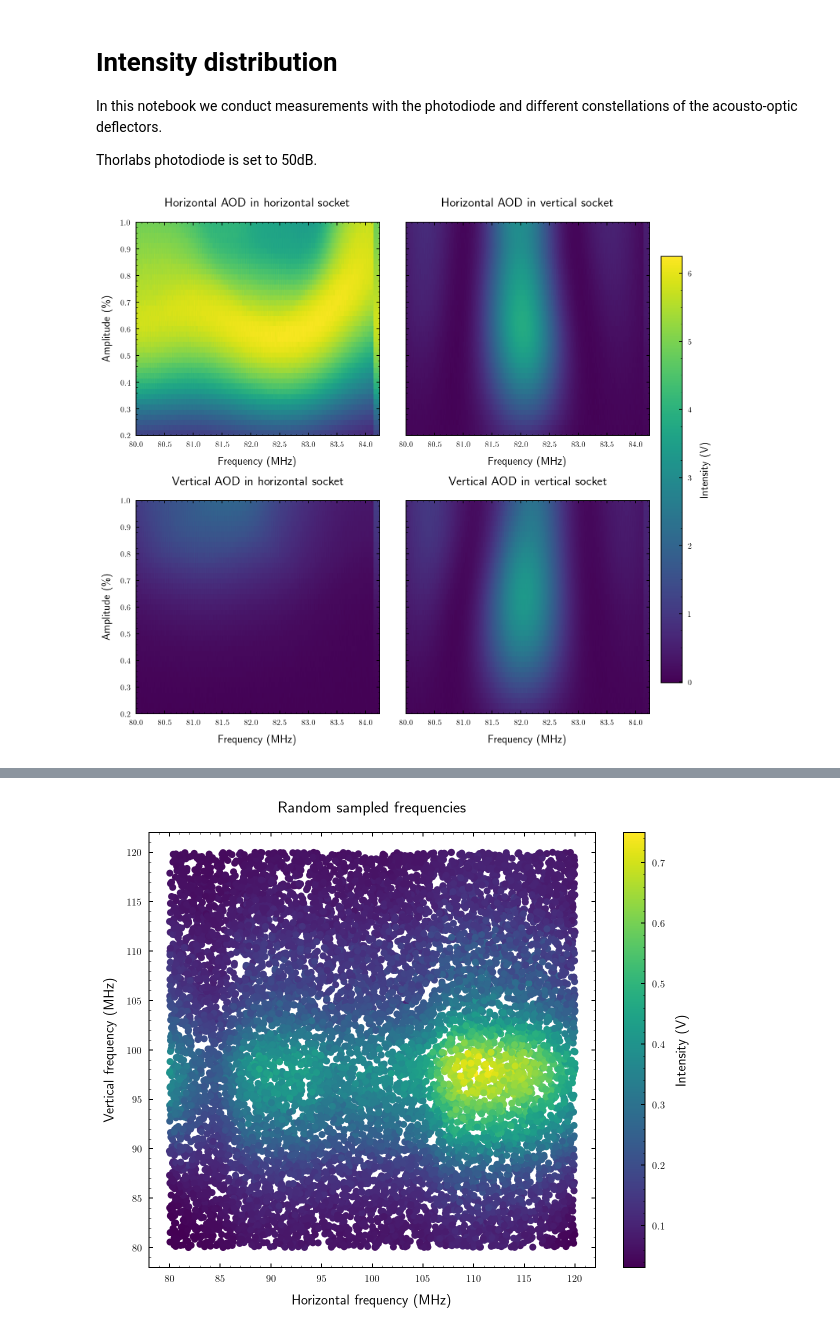
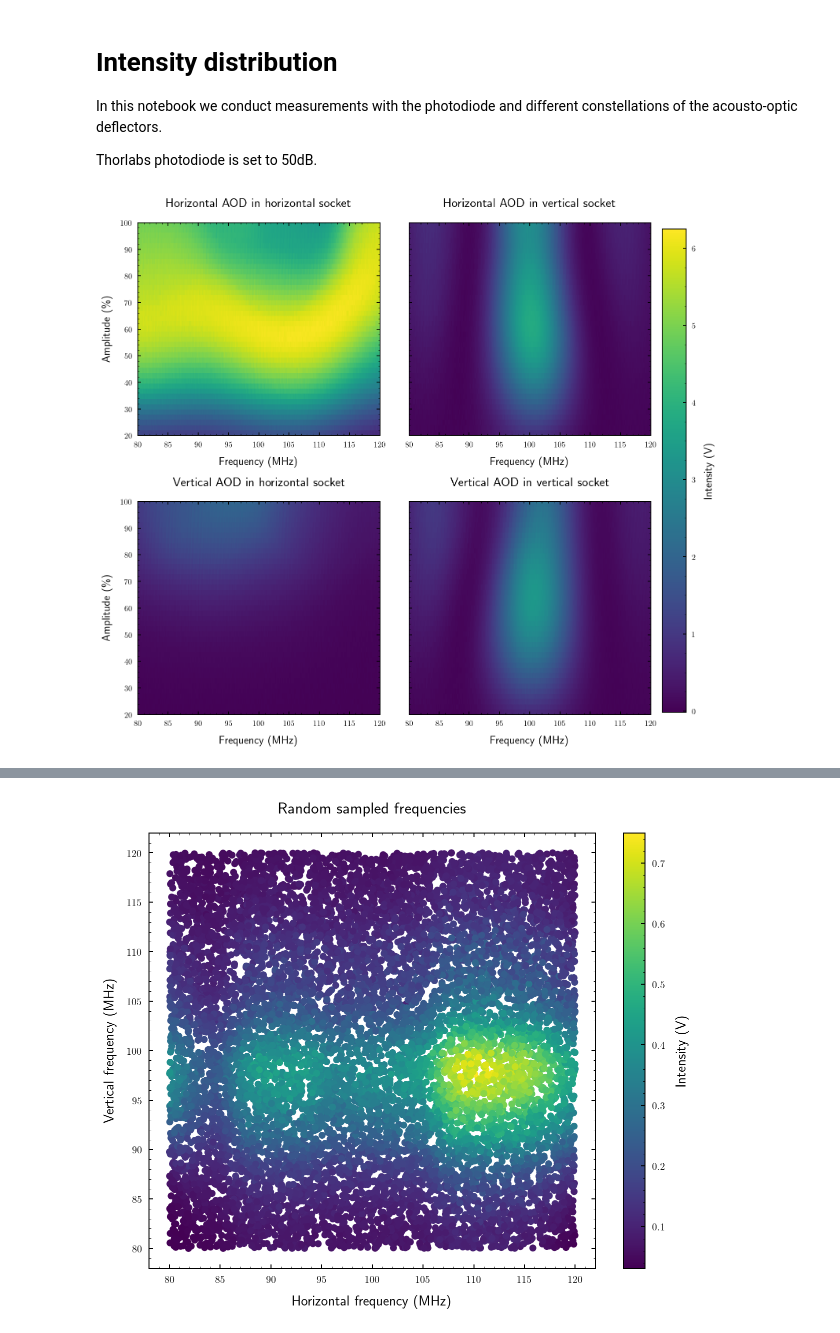
Before and after one commit to bodokaiser/bachelor-thesis, a Jupyter notebook: notebook/evaluation/intensity-distribution.ipynb, the cells around one changed output, grey strips where cells are left out. Cells and saved outputs as stored; diff of their text form; code cells hidden in the pictures.

```diff
--- a/notebook/evaluation/intensity-distribution.ipynb
+++ b/notebook/evaluation/intensity-distribution.ipynb
@@ -5,10 +5,15 @@ In this notebook we conduct measurements with the photodiode and different const
 
 Thorlabs photodiode is set to 50dB.
 # %%
+import numpy as np
+import pandas as pd
+
 datadir = '../../dataset/intensity'
 figuredir = '../../figure/intensity/distribution'
 
-T = 260e-3
+from matplotlib import pyplot as plt
+
+T = 26e-3
 f0 = 80e6
 f1 = 120e6
 
@@ -16,7 +21,7 @@ os.makedirs(figuredir, exist_ok=True)
 # %%
 def to_intensity_matrix(df):
     df = df[(df.time > 0) & (df.time < T)]
-    df['frequency'] = f0 + (f1 - f0) * df.time / T
+    df['frequency'] = f0 + (f1 - f0) * df.time / (df.time.max() - df.time.min())
 
     U = [float(c.split('@')[-1]) for c in df.columns if c.startswith('voltage')]
     M = df[[c for c in df.columns if c.startswith('voltage')]].values
@@ -24,8 +29,8 @@ def to_intensity_matrix(df):
     return df.frequency.values, np.array(U), M
 
 def to_intensity_matrix2(df):
-    df = df[(df.time > 0) & (df.time < T)]
-    df['frequency'] = f0 + (f1 - f0) * df.time / T
+    df = df[(df.time > 0) & (df.time < 260e-3)]
+    df['frequency'] = f0 + (f1 - f0) * df.time / (df.time.max() - df.time.min())
 
     U = [float(c.split('@')[-1].split('%')[0]) for c in df.columns if c.startswith('voltage')]
     M = df[[c for c in df.columns if c.startswith('voltage')]].values
@@ -33,8 +38,8 @@ def to_intensity_matrix2(df):
     return df.frequency.values, np.array(U), M
 
 def to_intensity_matrix3(df):
-    df = df[(df.time > 0) & (df.time < T)]
-    df['frequency'] = f0 + (f1 - f0) * df.time / T
+    df = df[(df.time > 0) & (df.time < 260e-3)]
+    df['frequency'] = f0 + (f1 - f0) * df.time / (df.time.max() - df.time.min())
 
     U = [float(c.split('@')[-1].split('MHz')[0])*1e6 for c in df.columns if c.startswith('voltage')]
     M = df[[c for c in df.columns if c.startswith('voltage')]].values
@@ -54,40 +59,40 @@ vh_f, vh_U, vh_I = to_intensity_matrix(vh)
 fig, axes = plt.subplots(nrows=2, ncols=2, figsize=(10, 10), sharey=True)
 
 vmin = np.min([hh_I.min(), hv_I.min(), vh_I.min(), vv_I.min()])
 vmax = np.max([hh_I.max(), hv_I.max(), vh_I.max(), vv_I.max()])
 
 axes = axes.flatten()
 
 axes[0].set_title('Horizontal AOD in horizontal socket')
 axes[0].set_xlabel('Frequency (MHz)')
 axes[0].set_ylabel('Amplitude (\%)')
 axes[0].imshow(np.rot90(hh_I), aspect='auto', vmin=vmin, vmax=vmax,
-    extent=[hh_f.min() / 1e6, hh_f.max() / 1e6, hh_U.min(), hh_U.max()])
+    extent=[hh_f.min() / 1e6, hh_f.max() / 1e6, hh_U.min() * 1e2, hh_U.max() * 1e2])
 
 axes[1].set_title('Horizontal AOD in vertical socket')
 axes[1].set_xlabel('Frequency (MHz)')
 axes[1].imshow(np.rot90(hv_I), aspect='auto', vmin=vmin, vmax=vmax,
-    extent=[hv_f.min() / 1e6, hv_f.max() / 1e6, hv_U.min(), hv_U.max()])
+    extent=[hv_f.min() / 1e6, hv_f.max() / 1e6, hv_U.min() * 1e2, hv_U.max()  * 1e2])
 
 axes[2].set_title('Vertical AOD in horizontal socket')
 axes[2].set_xlabel('Frequency (MHz)')
 axes[2].set_ylabel('Amplitude (\%)')
 axes[2].imshow(np.rot90(vh_I), aspect='auto', vmin=vmin, vmax=vmax,
-    extent=[vh_f.min() / 1e6, vh_f.max() / 1e6, vh_U.min(), vh_U.max()])
+    extent=[vh_f.min() / 1e6, vh_f.max() / 1e6, vh_U.min() * 1e2, vh_U.max() * 1e2])
 
 axes[3].set_title('Vertical AOD in vertical socket')
 axes[3].set_xlabel('Frequency (MHz)')
 im = axes[3].imshow(np.rot90(vv_I), aspect='auto', vmin=vmin, vmax=vmax,
-    extent=[vv_f.min() / 1e6, vv_f.max() / 1e6, vv_U.min(), vv_U.max()])
+    extent=[vv_f.min() / 1e6, vv_f.max() / 1e6, vv_U.min() * 1e2, vv_U.max() * 1e2])
 
 fig.subplots_adjust(right=1.16)
-fig.colorbar(im, ax=list(axes), label='Intensity (V)')
+fig.colorbar(im, ax=list(axes), label='Intensity (V)', shrink=1.13)
 fig.tight_layout()
-fig.savefig(os.path.join(figuredir, 'unpaired-amplitude.pdf'), )
+#fig.savefig(os.path.join(figuredir, 'unpaired-amplitude.pdf'))
 
 plt.show()
 # %% [output]
-[figure, old version]
+[figure, new version]
 # %%
 a_hsweep = pd.read_hdf(os.path.join(datadir, 'anticipated-amplitude.h5'), 'hsweep')
 a_vsweep = pd.read_hdf(os.path.join(datadir, 'anticipated-amplitude.h5'), 'vsweep')
```
Also changed, not shown: parts of 3 cells of this notebook, 12 other files.
